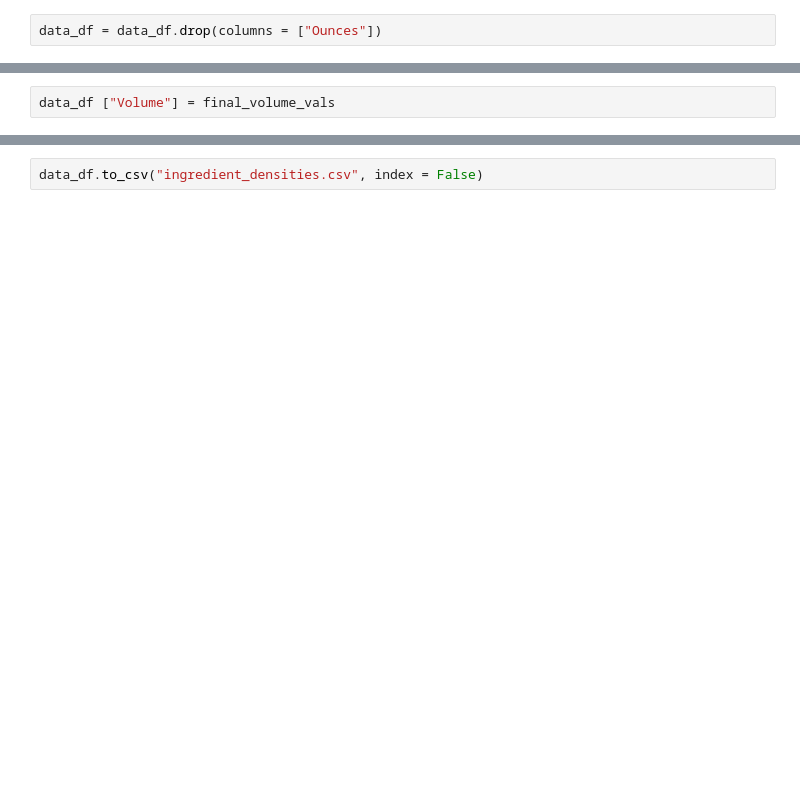
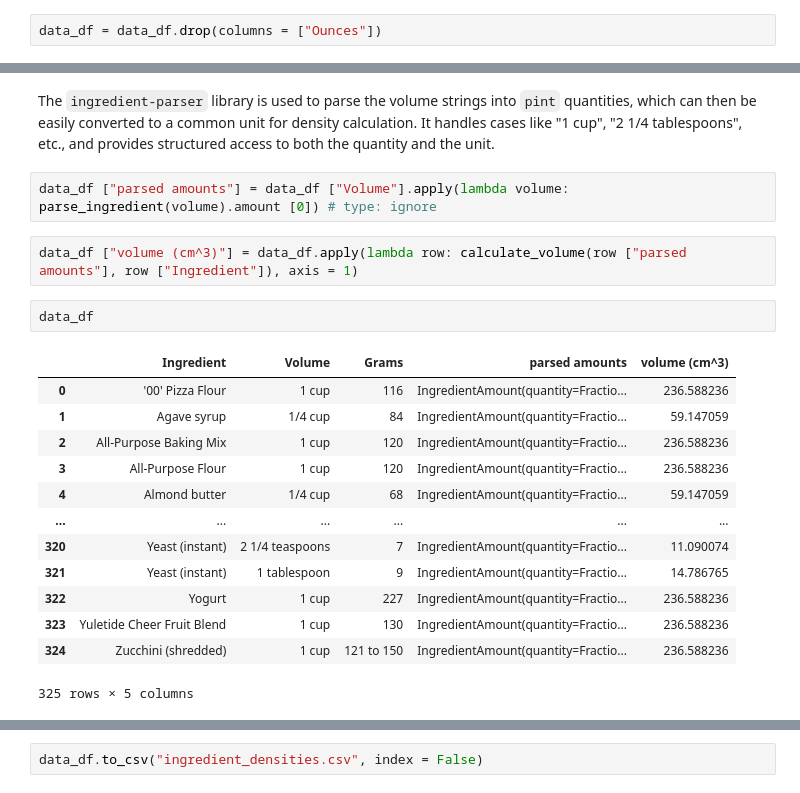
Before and after one commit to shappadappa/ICT3909-FYP, a Jupyter notebook: food_data_extraction/density_extraction.ipynb, the cells around one changed output, grey strips where cells are left out. Saved outputs shown, nothing was run; the diff lists cells and outputs as text; blank space fills up the shorter version.

```diff
--- a/food_data_extraction/density_extraction.ipynb
+++ b/food_data_extraction/density_extraction.ipynb
@@ -100,2 +104,22 @@ final_volume_vals = [calculate_volume(q, u, p) for q, u, p in volume_vals]
+# %% [markdown]
+The `ingredient-parser` library is used to parse the volume strings into `pint` quantities, which can then be easily converted to a common unit for density calculation. It handles cases like "1 cup", "2 1/4 tablespoons", etc., and provides structured access to both the quantity and the unit.
+# %%
+data_df ["parsed amounts"] = data_df ["Volume"].apply(lambda volume: parse_ingredient(volume).amount [0]) # type: ignore
+# %%
+data_df ["volume (cm^3)"] = data_df.apply(lambda row: calculate_volume(row ["parsed amounts"], row ["Ingredient"]), axis = 1)
 # %%
-data_df ["Volume"] = final_volume_vals
+data_df
+# %% [output]
+|  | Ingredient | Volume | Grams | parsed amounts | volume (cm^3) |
+| 0 | '00' Pizza Flour | 1 cup | 116 | IngredientAmount(quantity=Fractio... | 236.588236 |
+| 1 | Agave syrup | 1/4 cup | 84 | IngredientAmount(quantity=Fractio... | 59.147059 |
+| 2 | All-Purpose Baking Mix | 1 cup | 120 | IngredientAmount(quantity=Fractio... | 236.588236 |
+| 3 | All-Purpose Flour | 1 cup | 120 | IngredientAmount(quantity=Fractio... | 236.588236 |
+| 4 | Almond butter | 1/4 cup | 68 | IngredientAmount(quantity=Fractio... | 59.147059 |
+| ... | ... | ... | ... | ... | ... |
+| 320 | Yeast (instant) | 2 1/4 teaspoons | 7 | IngredientAmount(quantity=Fractio... | 11.090074 |
+| 321 | Yeast (instant) | 1 tablespoon | 9 | IngredientAmount(quantity=Fractio... | 14.786765 |
+| 322 | Yogurt | 1 cup | 227 | IngredientAmount(quantity=Fractio... | 236.588236 |
+| 323 | Yuletide Cheer Fruit Blend | 1 cup | 130 | IngredientAmount(quantity=Fractio... | 236.588236 |
+| 324 | Zucchini (shredded) | 1 cup | 121 to 150 | IngredientAmount(quantity=Fractio... | 236.588236 |
+325 rows × 5 columns
```
Also changed, not shown: parts of 27 cells of this notebook, 6 other files.
